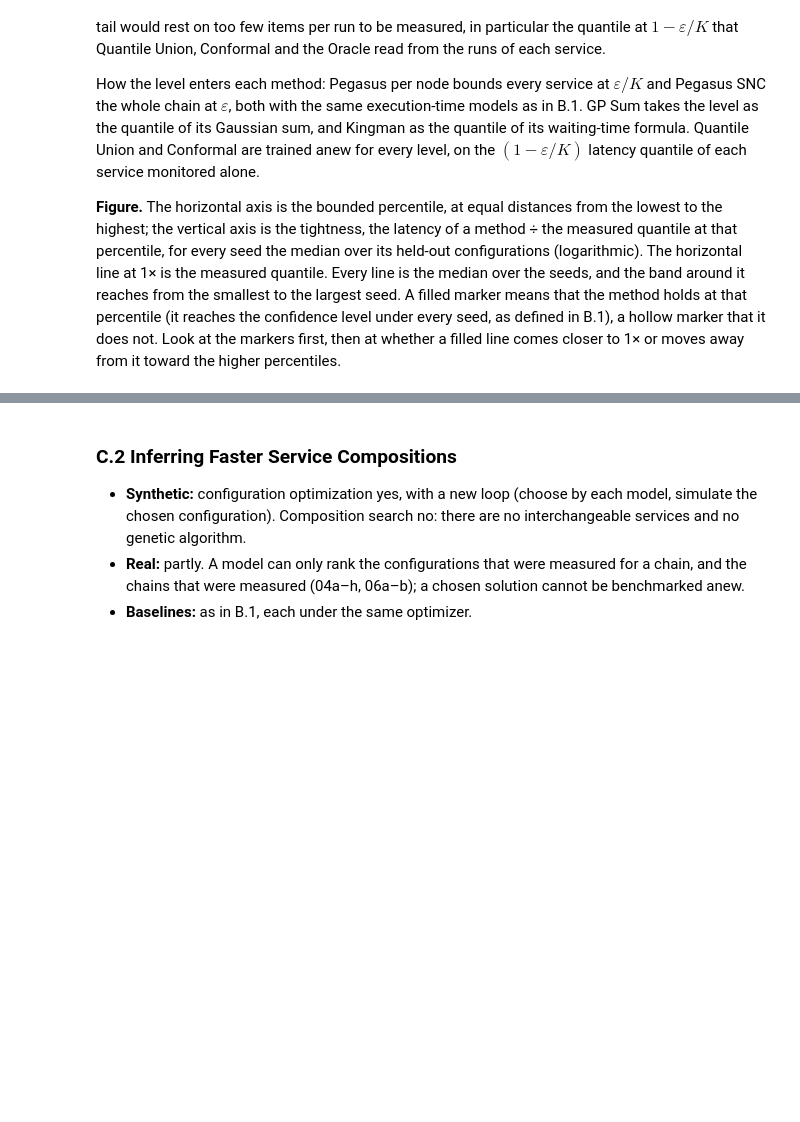
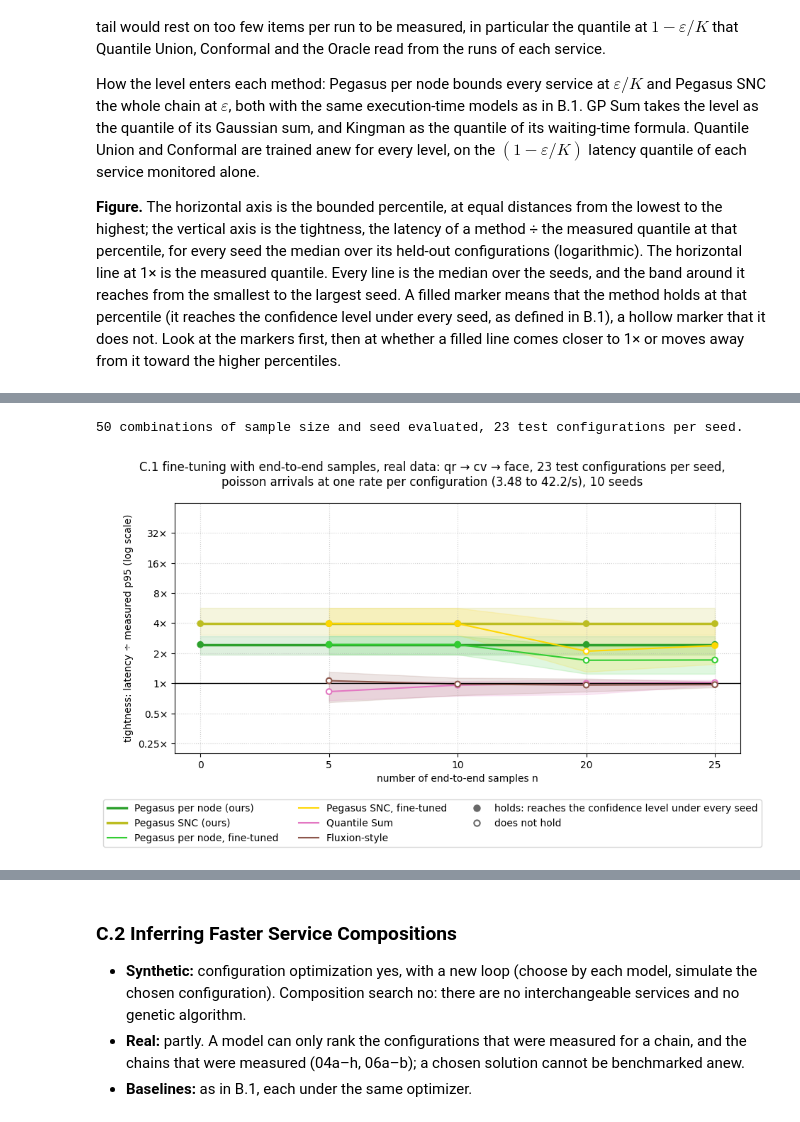
Before and after one commit to borissedlak/composable-autonomous-offerings, a Jupyter notebook: notebooks/tsc/2_evaluation.ipynb, the cells around one changed output, grey strips where cells are left out. Drawn from its saved outputs; the diff is of its cells as text; code cells hidden in the pictures; blank space fills up the shorter version.

```diff
--- a/notebooks/tsc/2_evaluation.ipynb
+++ b/notebooks/tsc/2_evaluation.ipynb
@@ -1047,0 +1112,27 @@ report the evaluation time of both versions, against the amount of training data
+# %%
+# C.1: the results of B.1 with a part of the held-out configurations as end-to-end samples. This cell imports what it needs
+# itself, so that nothing above has to be run again.
+from pegasus.finetuning import COLORS as C1_COLORS, FINETUNED, finetuning_methods, split_samples
+
+METHOD_COLORS.update(C1_COLORS)   # colors of the fine-tuned bounds and of the two baselines of C.1
+c1_sizes = [0, 5, 10, 20, 25]     # number of end-to-end samples; 0 is the bound of B.1 on the test set
+c1_methods, c1_truth, c1_factors = {}, {}, {}   # (size, seed) -> name -> (group, latency per test configuration) / (measured quantile, its lower edge)
+with warnings.catch_warnings():
+    # the GPs of the two baselines are fitted on few samples, and scikit-learn warns where their hyperparameters end at their bounds
+    warnings.simplefilter("ignore", ConvergenceWarning)
+    for s, (seed_methods, _) in zip(seeds, per_seed):
+        samples, test = split_samples(len(bases[s].measured), c1_sizes[-1], np.random.default_rng([seed, s, 100]))
+        for size in c1_sizes:
+            c1_methods[(size, s)] = finetuning_methods(bases[s], seed_methods, samples[:size], test, alpha, miscoverage=1 - confidence)
+            c1_truth[(size, s)] = (bases[s].measured[test], bases[s].measured_low[test])
+n_c1_test = len(test)
+print(f"{len(c1_methods)} combinations of sample size and seed evaluated, {n_c1_test} test configurations per seed.")
+# %% [output]
+50 combinations of sample size and seed evaluated, 23 test configurations per seed.
+# %%
+c1_statistics = sweep_statistics(c1_methods, c1_truth, c1_sizes, seeds, confidence)   # name -> coverage, tightness, holds, computed
+tightness_sweep_figure(list(range(len(c1_sizes))), c1_statistics, "number of end-to-end samples n",
+                       f"C.1 fine-tuning with end-to-end samples, {data_source} data: {' → '.join(base.path)}, {n_c1_test} test configurations per seed,\n"
+                       f"{arrivals}, {len(seeds)} seeds", p_label, tick_labels=[str(size) for size in c1_sizes], log_x=False)
+# %% [output]
+[figure, added]
```
Also changed, not shown: parts of 30 cells of this notebook.
